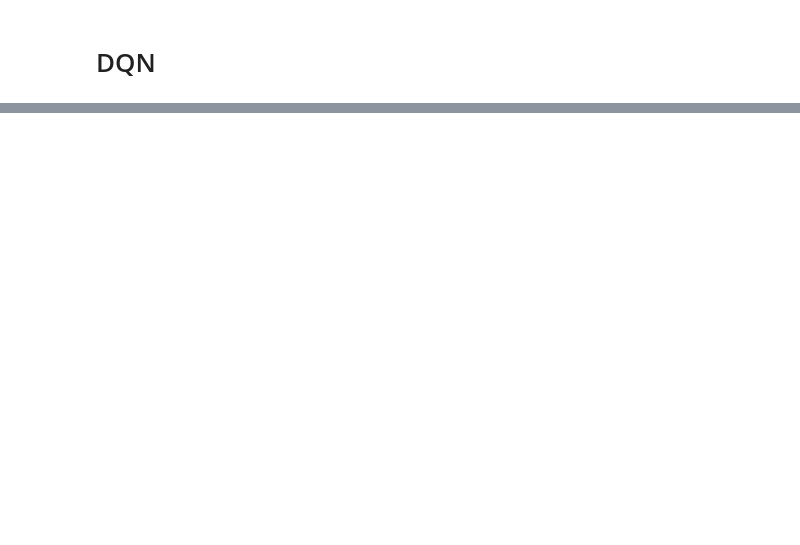
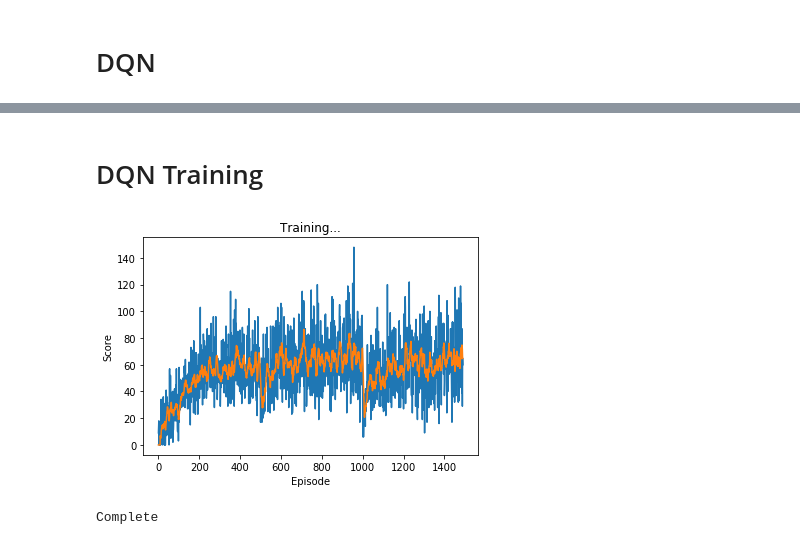
Before and after one commit to jasson31/COSE474_Deep_Learning, a Jupyter notebook: HM-DQN.ipynb, the cells around one changed output, grey strips where cells are left out. Saved outputs shown, nothing was run; the diff lists cells and outputs as text; code cells hidden in the pictures; blank space fills up the shorter version.

```diff
--- a/HM-DQN.ipynb
+++ b/HM-DQN.ipynb
@@ -275,0 +262,2 @@ memory = ReplayMemory(MEMORY_SIZE)
+# %% [markdown]
+# DQN Training
@@ -275,0 +278,40 @@ memory = ReplayMemory(MEMORY_SIZE)
+# %%
+episode_scores = []
+
+def plot_scores():
+    plt.figure(2)
+    plt.clf()
+    scores_t = torch.tensor(episode_scores, dtype=torch.float32)
+    plt.title('Training...')
+    plt.xlabel('Episode')
+    plt.ylabel('Score')
+    plt.plot(scores_t.numpy())
+    # 100개의 에피소드 평균을 가져 와서 도표 그리기
+    if len(scores_t) >= 10:
+        means = scores_t.unfold(0, 10, 1).mean(1).view(-1)
+        means = torch.cat((torch.zeros(9), means))
+        plt.plot(means.numpy())
+
+    ip.display.clear_output(wait=True)
+    plt.pause(0.001)  # 도표가 업데이트되도록 잠시 멈춤
+# %%
+def optimize_step(pol_net, tar_net, optimizer, criterion):
+    if len(memory) < BATCH_SIZE:
+        return
+
+    batch = memory.sample(BATCH_SIZE)
+    #batch = Transition(*zip(*transitions))
+
+    optimizer.zero_grad()
+    loss = 0
+
+    for transition in batch:
+        Q_state = pol_net(transition.state)
+        Q_next_max = 0 if transition.next_state == None else torch.max(tar_net(transition.next_state),0)[0]
+        expected_action_value = Q_next_max * GAMMA + transition.reward
+
+        loss += criterion(Q_state[transition.action-31].view(1), expected_action_value)
+        #print("{0}<<left | right>>{1}".format(Q_state[transition.action-31], expected_action_value))
+
+    loss.backward()
+    optimizer.step()
@@ -275,0 +372,7 @@ memory = ReplayMemory(MEMORY_SIZE)
+# %%
+criterion = nn.MSELoss()
+D_train(policy_net, target_net, criterion, 500,device, lr = 0.0001)
+#comment: 500단위로 감마 올려서 잠깐 팍 떨어지는 구간 있음. 각각 감마 0->0.1->0.5
+# %% [output]
+[figure, added]
+Complete
```
Also changed, not shown: parts of 20 cells of this notebook, 3 other files.
